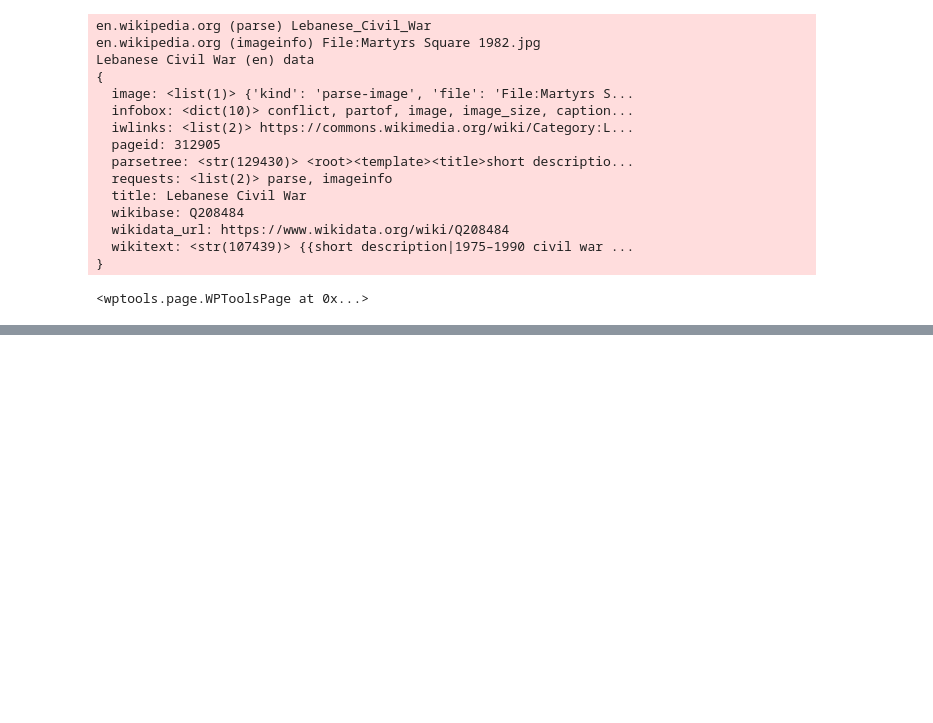
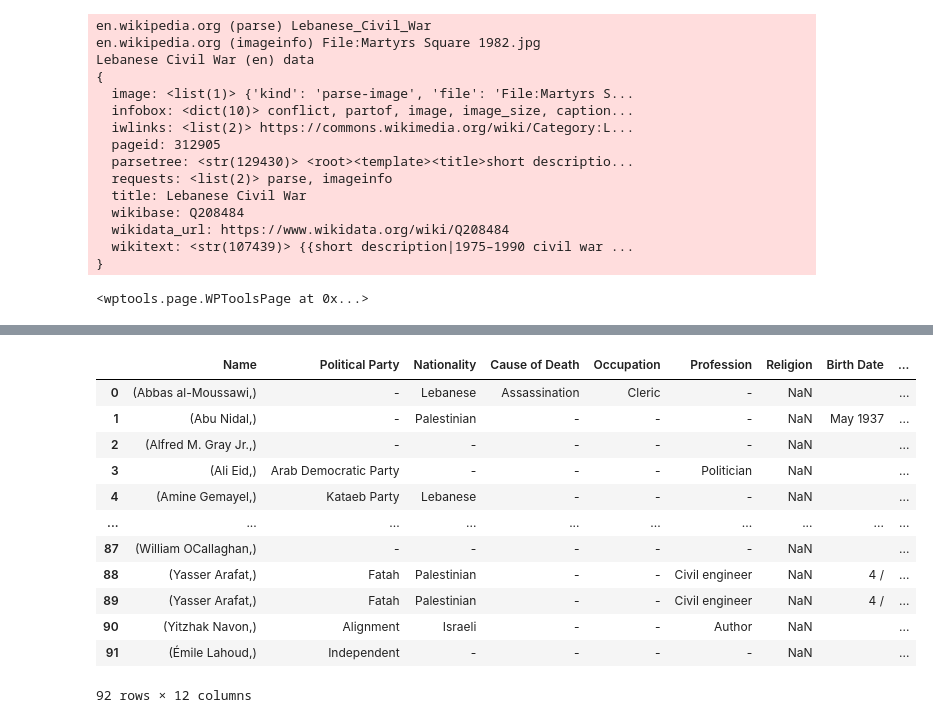
Before and after one commit to hiyamgh/HiddenChronicles-IdeologyDetection, a Jupyter notebook: semantic_shifts/wikipedia/scrape_wikipedia.ipynb, the cells around one changed output, grey strips where cells are left out. Saved outputs shown, nothing was run; the diff lists cells and outputs as text; code cells hidden in the pictures; blank space fills up the shorter version.

```diff
--- a/semantic_shifts/wikipedia/scrape_wikipedia.ipynb
+++ b/semantic_shifts/wikipedia/scrape_wikipedia.ipynb
@@ -91,13 +89,16 @@ Portal:Lebanon
 # %%
 def remove_file_instances(s):
     if '[[' in s and ']]' in s and 'File' in s:
+        ind2 = s.rfind(']')
+        return s[ind2+1:]
+    elif '[[' in s and ']]' in s and 'Image' in s:
         ind2 = s.rfind(']')
         return s[ind2+1:]
     else:
         return s
 
 def to_delete(s):
-    return 'name' in s or '{' in s or '}' in s or '=' in s or 'class' in s or 'nowrap' in s
+    return 'name' in s or '{' in s or '}' in s or '=' in s or 'class' in s or 'nowrap' in s or s in ['title', 'image', 'flag', 'Flagicon', 'flagicon', 'small'] or '.png' in s or '.svg' in s or 'File' in s or 'px' in s or 'Image' in s or '<small>' in s
 
 def get_list_items(div):
     s = re.sub('{{.*?}}', '', div)
@@ -119,6 +120,7 @@ def get_list_items(div):
     s = [e.strip() for e in s if e.strip() != '']
     s = [remove_file_instances(e).strip() for e in s]
     s = [e for e in s if not to_delete(e)]
+    s = list(set(s)) # keep unique entries
     return s
 # %%
 df_political_party = pd.DataFrame(columns=['Name', 'Ideology', 'Political Position', 'Relegion', 'Founder(s)',
@@ -300,0 +323,3 @@ df_political_party
+# %%
+df_politician = pd.DataFrame(columns=['Name', 'Political Party', 'Nationality', 'Cause of Death', 'Occupation',
+                                      'Profession', 'Religion', 'Birth Date', 'Birth Place', 'Death Date', 'Death Place'])
@@ -300,0 +552,16 @@ df_political_party
+# %%
+df_politician
+# %% [output]
+|  | Name | Political Party | Nationality | Cause of Death | Occupation | Profession | Religion | Birth Date | ... |
+| 0 | (Abbas al-Moussawi,) | - | Lebanese | Assassination | Cleric | - | NaN |  | ... |
+| 1 | (Abu Nidal,) | - | Palestinian | - | - | - | NaN | May 1937 | ... |
+| 2 | (Alfred M. Gray Jr.,) | - | - | - | - | - | NaN |  | ... |
+| 3 | (Ali Eid,) | Arab Democratic Party | - | - | - | Politician | NaN |  | ... |
+| 4 | (Amine Gemayel,) | Kataeb Party | Lebanese | - | - | - | NaN |  | ... |
+| ... | ... | ... | ... | ... | ... | ... | ... | ... | ... |
+| 87 | (William OCallaghan,) | - | - | - | - | - | NaN |  | ... |
+| 88 | (Yasser Arafat,) | Fatah | Palestinian | - | - | Civil engineer | NaN | 4 / | ... |
+| 89 | (Yasser Arafat,) | Fatah | Palestinian | - | - | Civil engineer | NaN | 4 / | ... |
+| 90 | (Yitzhak Navon,) | Alignment | Israeli | - | - | Author | NaN |  | ... |
+| 91 | (Émile Lahoud,) | Independent | - | - | - | - | NaN |  | ... |
+92 rows × 12 columns
```
Also changed, not shown: parts of 14 cells of this notebook, 4 other files.
